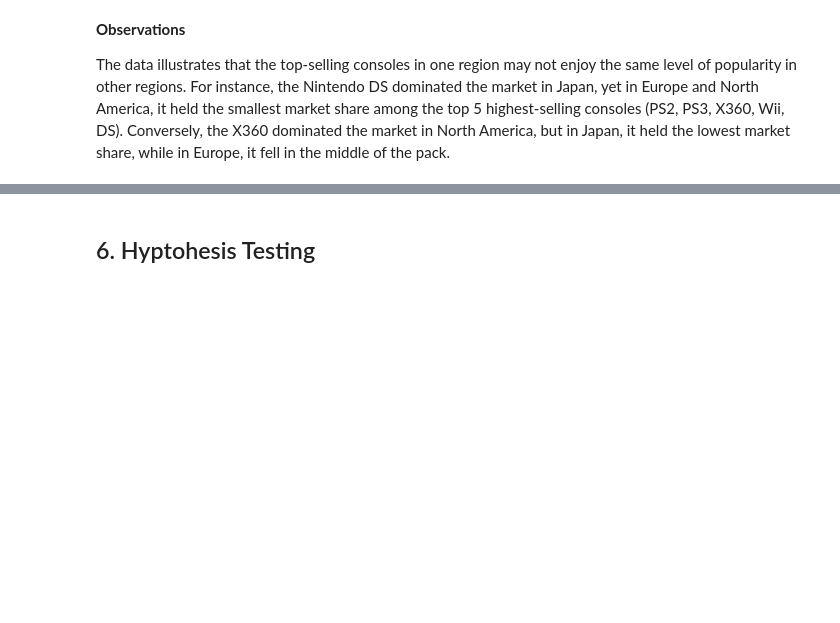
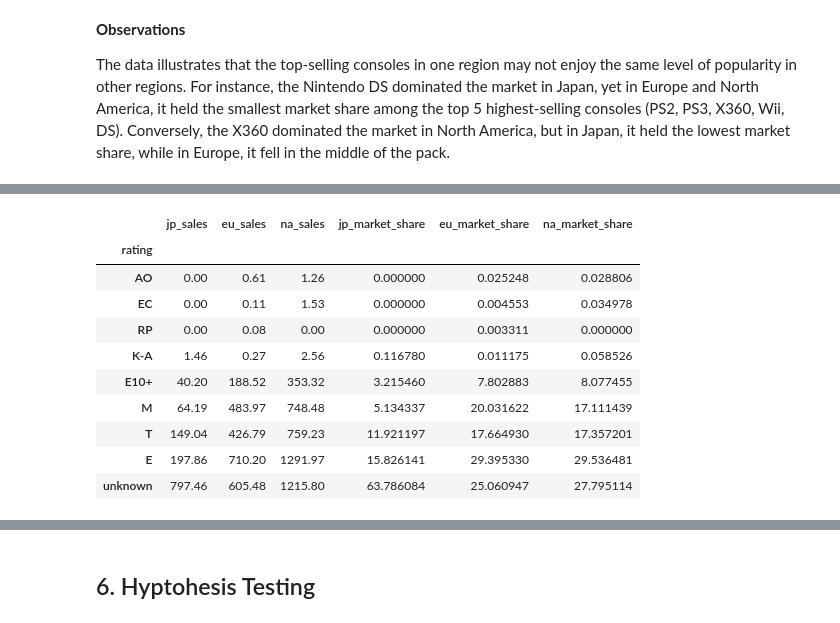
Before and after one commit to mnunezsa95/ds_project_video_game_analysis, a Jupyter notebook: notebooks/EDA.ipynb, the cells around one changed output, grey strips where cells are left out. Drawn from its saved outputs; the diff is of its cells as text; code cells hidden in the pictures; blank space fills up the shorter version.

```diff
--- a/notebooks/EDA.ipynb
+++ b/notebooks/EDA.ipynb
@@ -403,19 +403,19 @@ top_five_platform = ["PS2", "PS3", "X360", "Wii", "DS"]
 top_5_platform_df = df_games_filtered[df_games_filtered['platform'].isin(top_five_consoles)]
 
 # Finding total sales for each region by platform
-top_5_grouped = top_5_platform_df.groupby(['platform']).agg({"jp_sales": "sum", "eu_sales": "sum", "na_sales": "sum"})
+top_5_grouped_sales = top_5_platform_df.groupby(['platform']).agg({"jp_sales": "sum", "eu_sales": "sum", "na_sales": "sum"})
 
 # Declaring a fn to find market_share
-def find_market_share(region: str) -> int:
+def find_market_share(region: str, df: object) -> int:
     '''Takes in a region (jp, na, eu) as a string and returns the market share for all top 5 platforms in that country'''
-    total_sales = top_5_grouped[f'{region}_sales'].sum()
-    top_5_grouped[f'{region}_market_share'] = (top_5_grouped[f'{region}_sales'] / total_sales) * 100
+    total_sales = df[f'{region}_sales'].sum()
+    df[f'{region}_market_share'] = (df[f'{region}_sales'] / total_sales) * 100
 
-find_market_share('jp')
-find_market_share('eu')
-find_market_share('na')
+find_market_share('jp', top_5_grouped_sales)
+find_market_share('eu', top_5_grouped_sales)
+find_market_share('na', top_5_grouped_sales)
 
-top_5_grouped
+top_5_grouped_sales
 # %% [output]
 |  | jp_sales | eu_sales | na_sales | jp_market_share | eu_market_share | na_market_share |
 | platform |  |  |  |  |  |  |
@@ -430,0 +459,22 @@ The data illustrates that the top-selling consoles in one region may not enjoy t
+# %%
+# Aggregating values
+top_grouped_ratings = df_games_filtered.groupby('rating').agg({"jp_sales": "sum", "eu_sales": "sum", "na_sales": "sum"})
+
+# Reusing function used for platform market share to find genre market_share
+find_market_share('jp', top_grouped_ratings)
+find_market_share('eu', top_grouped_ratings)
+find_market_share('na', top_grouped_ratings)
+
+top_grouped_ratings.sort_values(by='jp_market_share')
+# %% [output]
+|  | jp_sales | eu_sales | na_sales | jp_market_share | eu_market_share | na_market_share |
+| rating |  |  |  |  |  |  |
+| AO | 0.00 | 0.61 | 1.26 | 0.000000 | 0.025248 | 0.028806 |
+| EC | 0.00 | 0.11 | 1.53 | 0.000000 | 0.004553 | 0.034978 |
+| RP | 0.00 | 0.08 | 0.00 | 0.000000 | 0.003311 | 0.000000 |
+| K-A | 1.46 | 0.27 | 2.56 | 0.116780 | 0.011175 | 0.058526 |
+| E10+ | 40.20 | 188.52 | 353.32 | 3.215460 | 7.802883 | 8.077455 |
+| M | 64.19 | 483.97 | 748.48 | 5.134337 | 20.031622 | 17.111439 |
+| T | 149.04 | 426.79 | 759.23 | 11.921197 | 17.664930 | 17.357201 |
+| E | 197.86 | 710.20 | 1291.97 | 15.826141 | 29.395330 | 29.536481 |
+| unknown | 797.46 | 605.48 | 1215.80 | 63.786084 | 25.060947 | 27.795114 |
```
Also changed, not shown: parts of 3 cells of this notebook.
